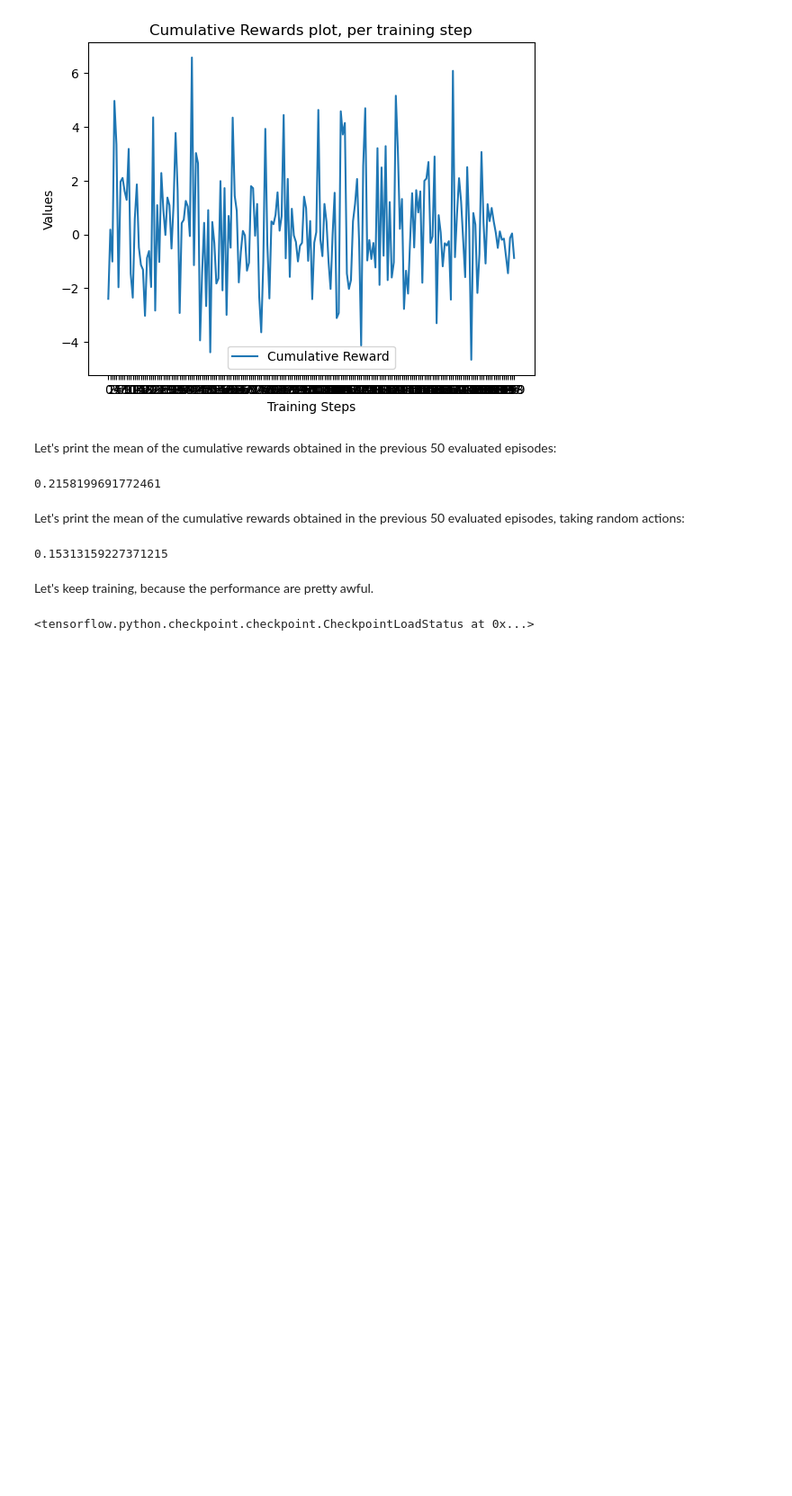
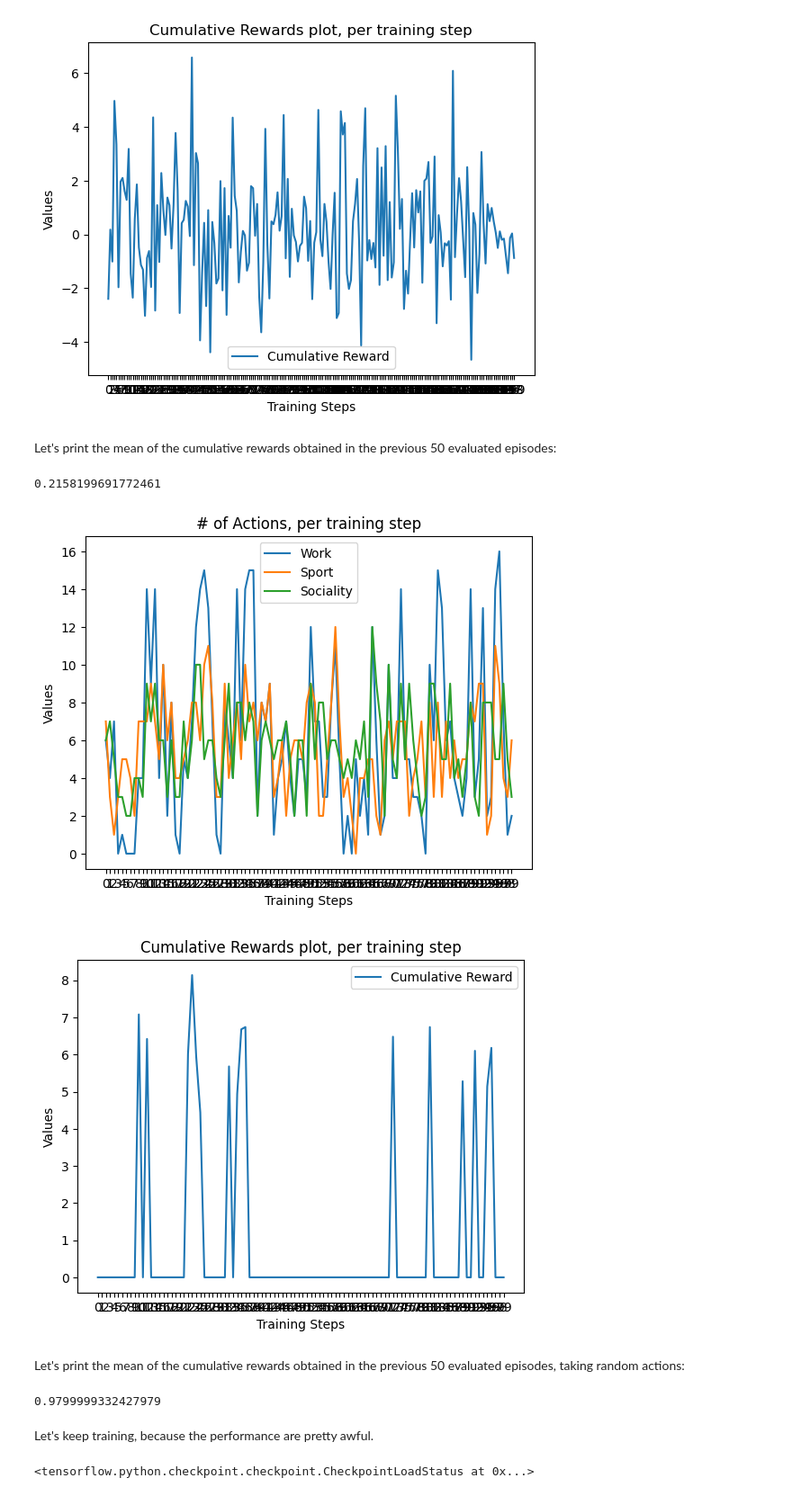
Before and after one commit to ancaah/lifesteps-ppo, a Jupyter notebook: multienv.ipynb, the cells around one changed output. Shown at 90% size. Saved outputs shown, nothing was run; the diff lists cells and outputs as text; code cells hidden in the pictures; blank space fills up the shorter version.

```diff
--- a/multienv.ipynb
+++ b/multienv.ipynb
@@ -363,16 +363,16 @@ n_outputs
 # %%
-num_steps = 15000
+num_steps = 90000
 # discount
-gamma = 0.80
+gamma = 0.9
 # lambda is the GAE parameter
 lmbda = 0.95
 # clipping parameter
 epsilon = 0.2
 # entropy parameter
-c2 = 0.03
+c2 = 0.012
 batch_timesteps = 128
 minibatch_size = 32
-epochs = 4
+epochs = 3
 
 lr_actor = 2.5e-4
 lr_critic = 2.5e-4
@@ -479,0 +479,10 @@ AttributeError: 'numpy.ndarray' object has no attribute 'numpy'
+# %%
+eval_episodes = 1
+eval_seeds = t_seeds[:eval_episodes]
+#env = gymnasium.make('life_sim/LifeSim-v0', render_mode='text', max_timesteps=env_max_timesteps)
+
+# with tensorboard logging
+ppo_agent.evaluate(eval_episodes,  seeds=eval_seeds, render_mode='text', eval_code=110)
+# %%
+ppo_agent.critic = tf.saved_model.load('models/20230626-172629/critic-first_train_lifesim')
+ppo_agent.actor = tf.saved_model.load('models/20230626-172628/actor-first_train_lifesim')
@@ -534,7 +605,7 @@ sum_actions = []
 avg_sum_reward = 0
 avg_sum_actions = np.transpose([0, 0, 0])
 
-n_episodes = 1
+n_episodes = 10
 t = 0
 
 for episode in tqdm(np.arange(1, n_episodes+1, 1), desc="Episodes", position=0):
@@ -725,7 +764,7 @@ Let's print the mean of the cumulative rewards obtained in the previous 50 evalu
 #max_steps = 300
 
 # create the vectorized environment
-'''
+
 env = gymnasium.make('life_sim/LifeSim-v0', render_mode='text', max_timesteps=env_max_timesteps)
 
 cumulative_rewards = []
@@ -734,44 +773,46 @@ sum_actions = []
 avg_sum_reward = 0
 avg_sum_actions = np.transpose([0, 0, 0])
 
-n_episodes = 200
+n_episodes = 100
 
 for episode in tqdm(np.arange(1, n_episodes+1, 1), desc="Episodes", position=0):
 
     #print(f"Episode {episode}")
     sum_rewards = 0
     actions = np.transpose([0, 0, 0])
 
     obs, info = env.reset()
 
     #for step in np.arange(1, max_steps, 1):
     while True:
         epsilon = calc_epsilon(episode, n_episodes=n_episodes, decay=0.8)
 
         action = np.random.randint(3)
 
         new_obs, reward, terminated, truncated, info = env.step(action)
 
         actions = actions + actions_array[action]
 
         sum_rewards += reward
 #        actions = actions + actions_array[v_info['last_action']]
 
         #env.render()
         if terminated or truncated:
            break
 
     sum_actions.append(actions)
     cumulative_rewards.append(sum_rewards)
 
 training_results(cumulative_rewards, sum_actions)
-'''
+# %% [output]
+[figure, added]
+[figure, added]
 # %% [markdown]
 Let's print the mean of the cumulative rewards obtained in the previous 50 evaluated episodes, taking random actions:
 # %%
-#print(np.mean(cumulative_rewards))
+print(np.mean(cumulative_rewards))
 # %% [output]
-0.15313159227371215
+0.9799999332427979
 # %% [markdown]
 Let's keep training, because the performance are pretty awful.
 # %%
```
Also changed, not shown: parts of 19 cells of this notebook, 6 other files.
